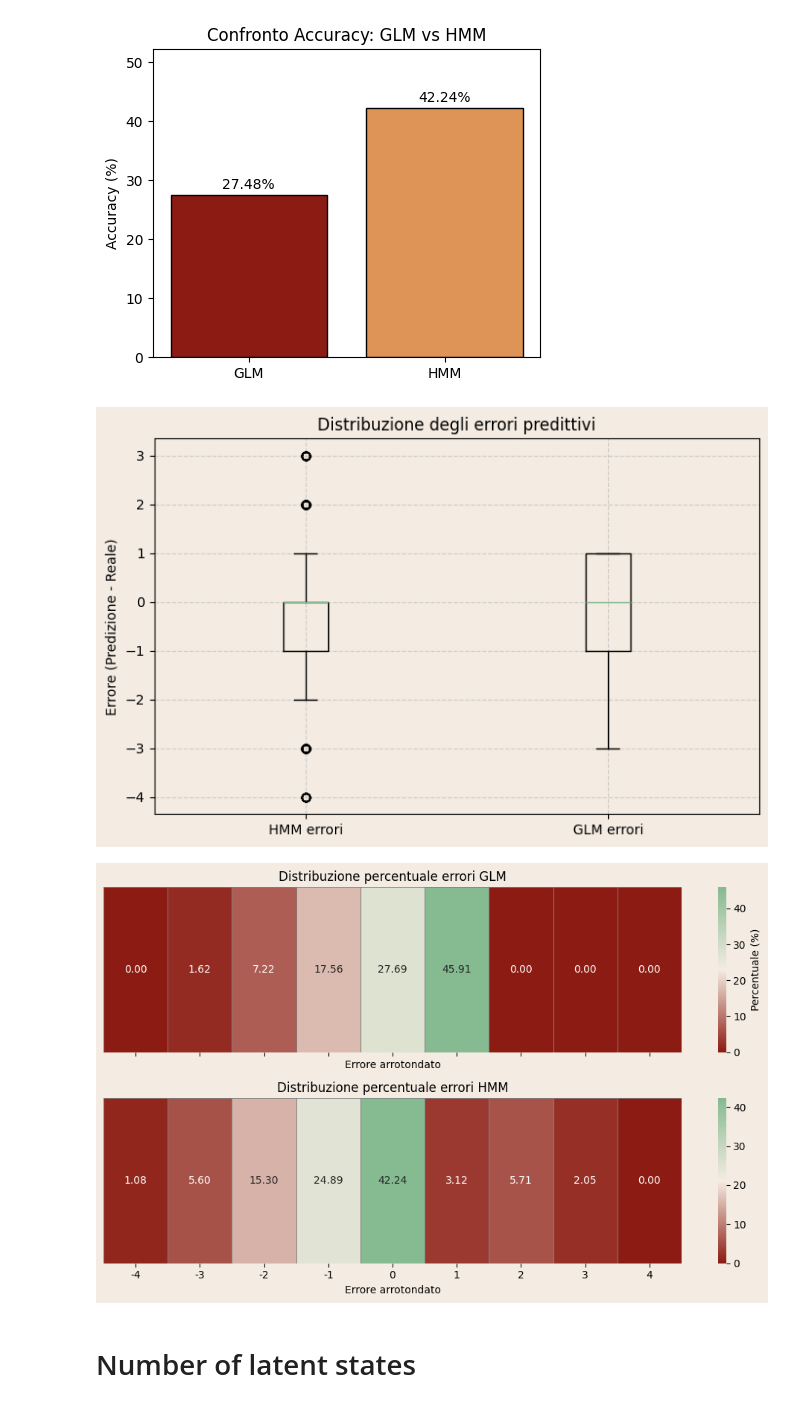
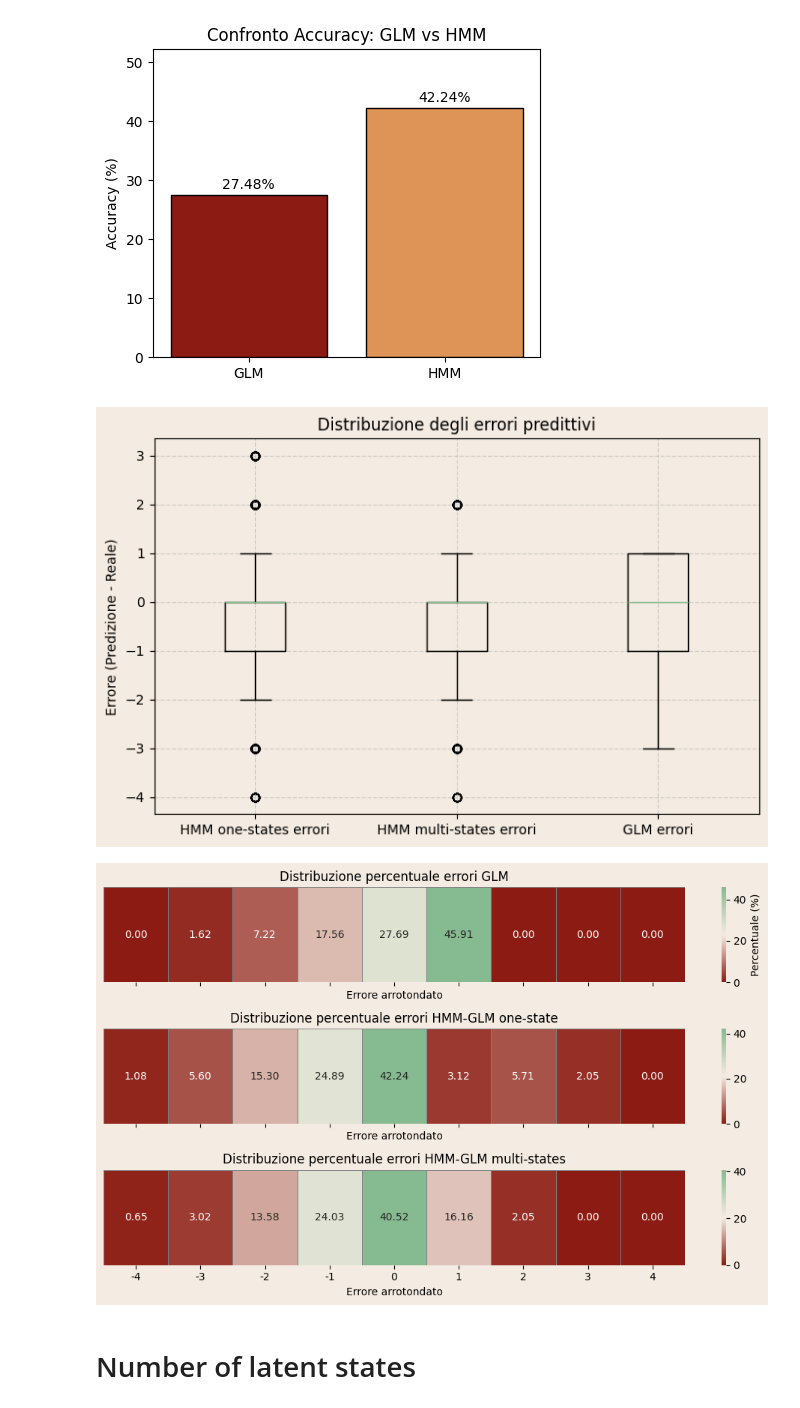
Before and after one commit to erikdeluca/Blood-Donors, a Jupyter notebook: notebooks/Bayesian HMM GLM.ipynb, the cells around one changed output. Cells and saved outputs as stored; diff of their text form; code cells hidden in the pictures.

Commit message:
hmm-glm predictioni in one-state and multi-state. new  section in dashboard

```diff
--- a/notebooks/Bayesian HMM GLM.ipynb
+++ b/notebooks/Bayesian HMM GLM.ipynb
@@ -1441,8 +1445,23 @@ y_pred_hmm, state_prob = hmm_forward_predict(
     pi_base         = pi_base,
     beta_em         = beta_em,
     cov_emission    = xem_test_np,    # (N_test, T, C_em)
-    steps_ahead     = 1
+    steps_ahead     = 1,
+    pick_one_state  = False,
 )
+# take just the most  probable state
+y_pred_hmm_one_state, _ = hmm_forward_predict(
+    obs_so_far      = obs_test_np[:, :-1],     # up to T-1
+    xpi             = xpi_test_np,
+    xA              = xA_test_np,
+    A_base          = A_base,
+    W_pi            = W_pi,
+    W_A             = W_A,
+    pi_base         = pi_base,
+    beta_em         = beta_em,
+    cov_emission    = xem_test_np,    # (N_test, T, C_em)
+    steps_ahead     = 1,
+    pick_one_state  = True,
+)
 # %%
 y_test = obs_test_np[:, -1]
 print(f"HMM(full): pred mean={y_pred_hmm.mean():.2f}  obs mean={y_test.mean():.2f}")
@@ -1556,58 +1577,63 @@ plot_accuracy(metrics_glm["Accuracy (round)"], metrics_hmm["Accuracy (round)"])
 # %%
 
 df_pred = pd.DataFrame({
-    "y_pred_hmm": y_pred_hmm,
-    "y_test": y_test.detach().cpu().numpy().ravel(),
+    "y_pred_hmm_multi_state": y_pred_hmm,
+    "y_pred_hmm_one_state": y_pred_hmm_one_state,
+    "y_test": y_test,
+    # "y_test": y_test.detach().cpu().numpy().ravel(),
     "y_pred_glm": torch.round(y_pred_glm).int().detach().cpu().numpy().ravel(),
 })
-df_pred["error_hmm"] = df_pred["y_pred_hmm"].round() - df_pred["y_test"]
+df_pred["error_hmm_ms"] = df_pred["y_pred_hmm_multi_state"].round() - df_pred["y_test"]
+df_pred["error_hmm_os"] = df_pred["y_pred_hmm_one_state"].round() - df_pred["y_test"]
 df_pred["error_glm"] = df_pred["y_pred_glm"].round() - df_pred["y_test"]
 df_pred["error_glm_rounded"] = df_pred["error_glm"].astype(int)
-df_pred["error_hmm_rounded"] = df_pred["error_hmm"].astype(int)
+df_pred["error_hmm_ms_rounded"] = df_pred["error_hmm_ms"].astype(int)
+df_pred["error_hmm_os_rounded"] = df_pred["error_hmm_os"].astype(int)
 
-df.to_csv(here("models/metrics_df.csv"), index=False)
+df_pred.to_csv(here("models/metrics_df.csv"), index=False)
 # %%
 plt.figure(figsize=(8, 5))
-plt.boxplot([df_pred["error_hmm"], df_pred["error_glm"]], labels=["HMM errori", "GLM errori"])
+plt.boxplot([df_pred["error_hmm_os"],df_pred["error_hmm_ms"], df_pred["error_glm"]], labels=["HMM one-states errori", "HMM multi-states errori", "GLM errori"])
 plt.ylabel("Errore (Predizione - Reale)")
 plt.title("Distribuzione degli errori predittivi")
 plt.grid(True, linestyle="--", alpha=0.5)
 plt.show()
 # %% [output]
-[figure, old version]
+[figure, new version]
 # %%
 def plot_error_distribution(errors, title, ax):
     full_range = pd.Series(range(-4,5), name="error")
     freq = errors.value_counts(normalize=True).sort_index() * 100
     freq_df = freq.reset_index()
     freq_df.columns = ["error", "percent"]
     freq_df = full_range.to_frame().merge(freq_df, on="error", how="left").fillna(0)
     pivot_df = freq_df.pivot_table(index="error", values="percent")
     sns.heatmap(
         pivot_df.T,
         annot=True,
         fmt=".2f",
         cmap=hmm_pl.COEFF_CMAP,
         cbar_kws={'label': 'Percentuale (%)'} if title=="GLM" else None,
         linewidths=0.5,
         linecolor='gray',
         ax=ax,
         vmin=0, vmax=freq_df["percent"].max()  # uniform color scale
     )
     ax.set_xlabel("Errore arrotondato")
     ax.set_ylabel("")
     ax.set_yticks([])
     ax.set_title(f"Distribuzione percentuale errori {title}")
     ax.set_xticklabels(range(-4,5))
 
-fig, axes = plt.subplots(2,1, figsize=(10,6), sharex=True)
+fig, axes = plt.subplots(3,1, figsize=(10,6), sharex=True)
 plot_error_distribution(df_pred["error_glm_rounded"], "GLM", axes[0])
-plot_error_distribution(df_pred["error_hmm_rounded"], "HMM", axes[1])
+plot_error_distribution(df_pred["error_hmm_os_rounded"], "HMM-GLM one-state", axes[1])
+plot_error_distribution(df_pred["error_hmm_ms_rounded"], "HMM-GLM multi-states", axes[2])
 
 plt.tight_layout()
 plt.show()
 # %% [output]
-[figure, old version]
+[figure, new version]
 # %% [markdown]
 # Number of latent states
 # %%
```
Also changed, not shown: parts of 2 cells of this notebook, 38 other files.
